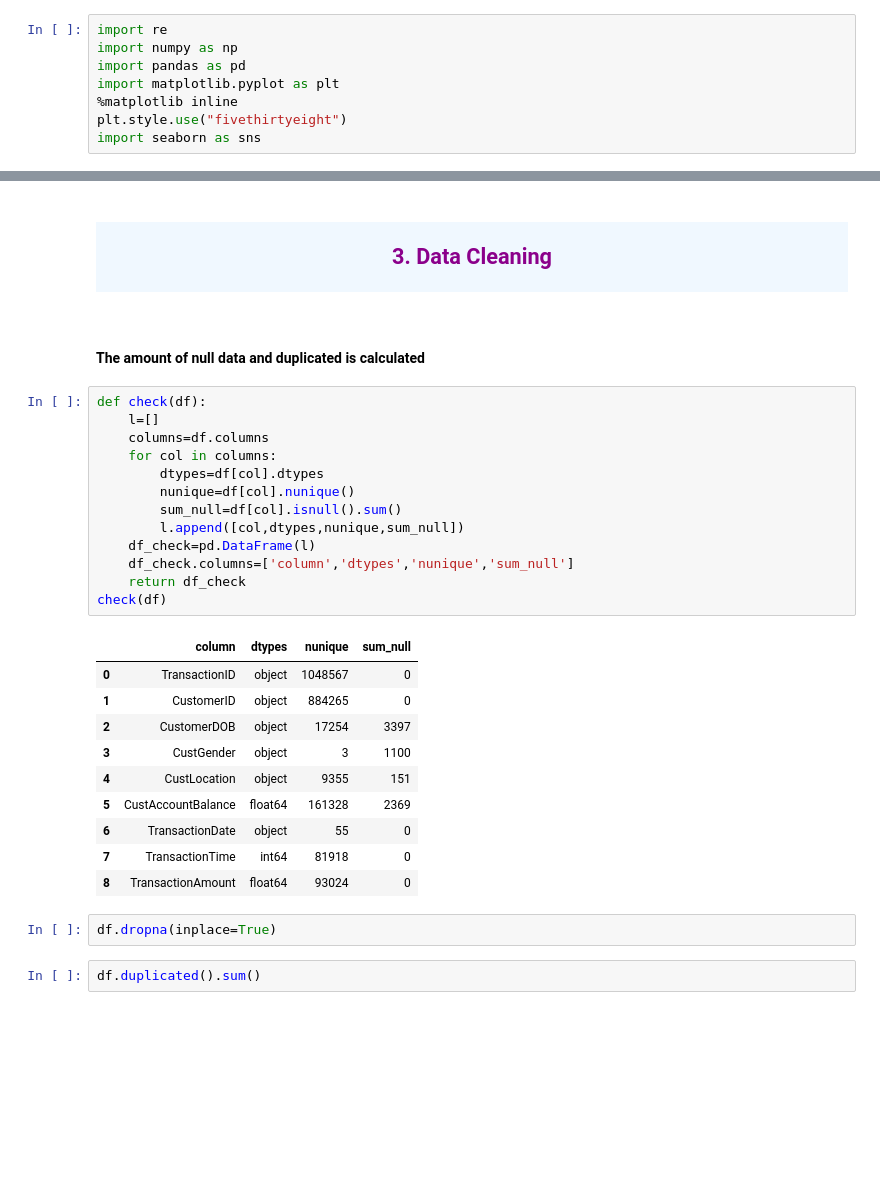
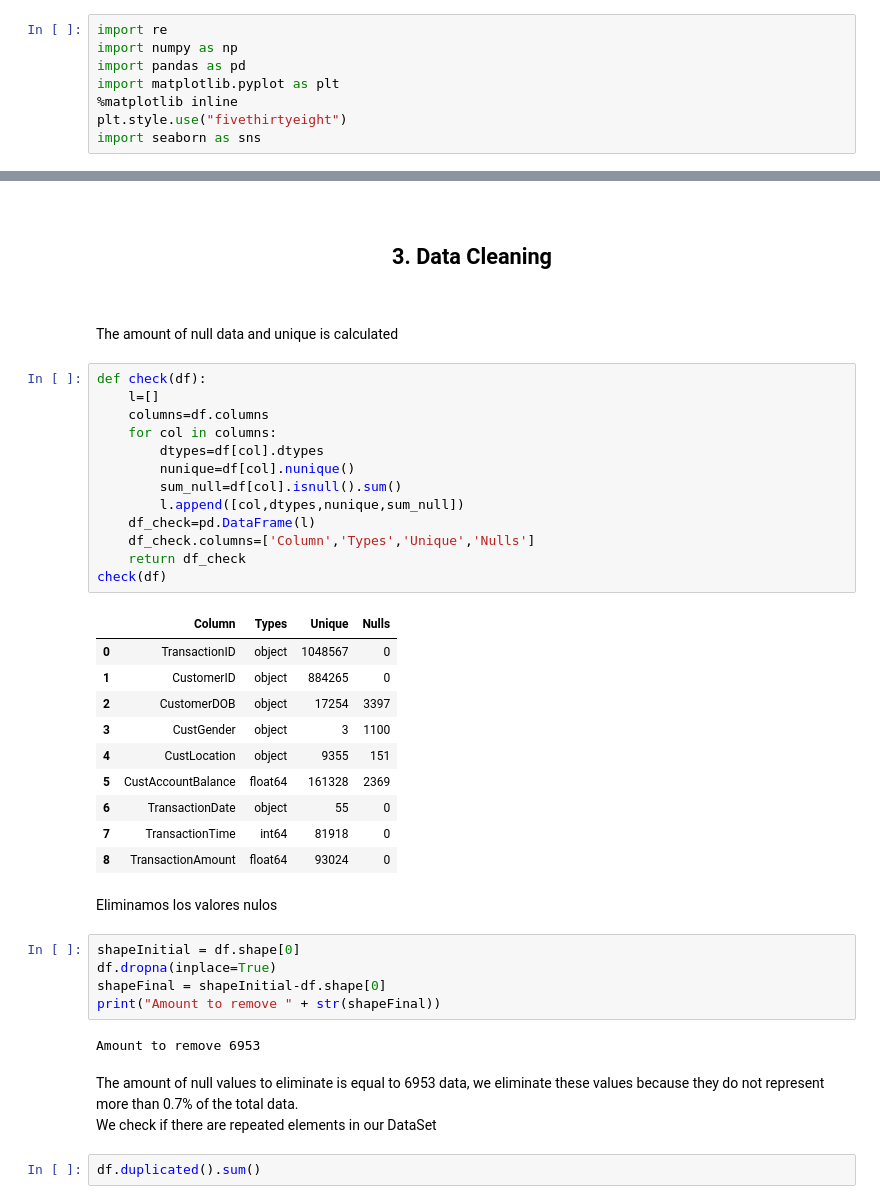
Before and after one commit to ArturoDiaz02/Bank-Customer-Segmentation, a Jupyter notebook: src/notebook/Customer_Segmentation.ipynb, the cells around one changed output, grey strips where cells are left out. Cells and saved outputs as stored; diff of their text form; blank space fills up the shorter version.

```diff
--- a/src/notebook/Customer_Segmentation.ipynb
+++ b/src/notebook/Customer_Segmentation.ipynb
@@ -67,22 +64,22 @@ memory usage: 72.0+ MB
 # %% [markdown]
-<h2  style="color:darkmagenta;text-align: center; background-color: AliceBlue;padding: 20px;">3. Data Cleaning</h2><a id = "3"></a>
+<h2  style="text-align: center; padding: 20px; font-weight:bold">3. Data Cleaning</h2><a id = "3"></a>
 # %% [markdown]
-<h4>The amount of null data and duplicated is calculated</h4>
+The amount of null data and unique is calculated
 # %%
 def check(df):
     l=[]
     columns=df.columns
     for col in columns:
         dtypes=df[col].dtypes
         nunique=df[col].nunique()
         sum_null=df[col].isnull().sum()
         l.append([col,dtypes,nunique,sum_null])
     df_check=pd.DataFrame(l)
-    df_check.columns=['column','dtypes','nunique','sum_null']
+    df_check.columns=['Column','Types','Unique','Nulls']
     return df_check
 check(df)
 # %% [output]
-|  | column | dtypes | nunique | sum_null |
+|  | Column | Types | Unique | Nulls |
 | 0 | TransactionID | object | 1048567 | 0 |
 | 1 | CustomerID | object | 884265 | 0 |
 | 2 | CustomerDOB | object | 17254 | 3397 |
@@ -92,8 +89,17 @@ check(df)
 | 6 | TransactionDate | object | 55 | 0 |
 | 7 | TransactionTime | int64 | 81918 | 0 |
 | 8 | TransactionAmount | float64 | 93024 | 0 |
-# %%
-df.dropna(inplace=True)
+# %% [markdown]
+Eliminamos los valores nulos
+# %%
+shapeInitial = df.shape[0]
+df.dropna(inplace=True)
+shapeFinal = shapeInitial-df.shape[0]
+print("Amount to remove " + str(shapeFinal))
+# %% [output]
+Amount to remove 6953
+# %% [markdown]
+The amount of null values to eliminate is equal to 6953 data, we eliminate these values because they do not represent more than 0.7% of the total data. <br> We check if there are repeated elements in our DataSet
 # %%
 df.duplicated().sum()
 # %% [output]
```
Also changed, not shown: parts of 77 cells of this notebook.
